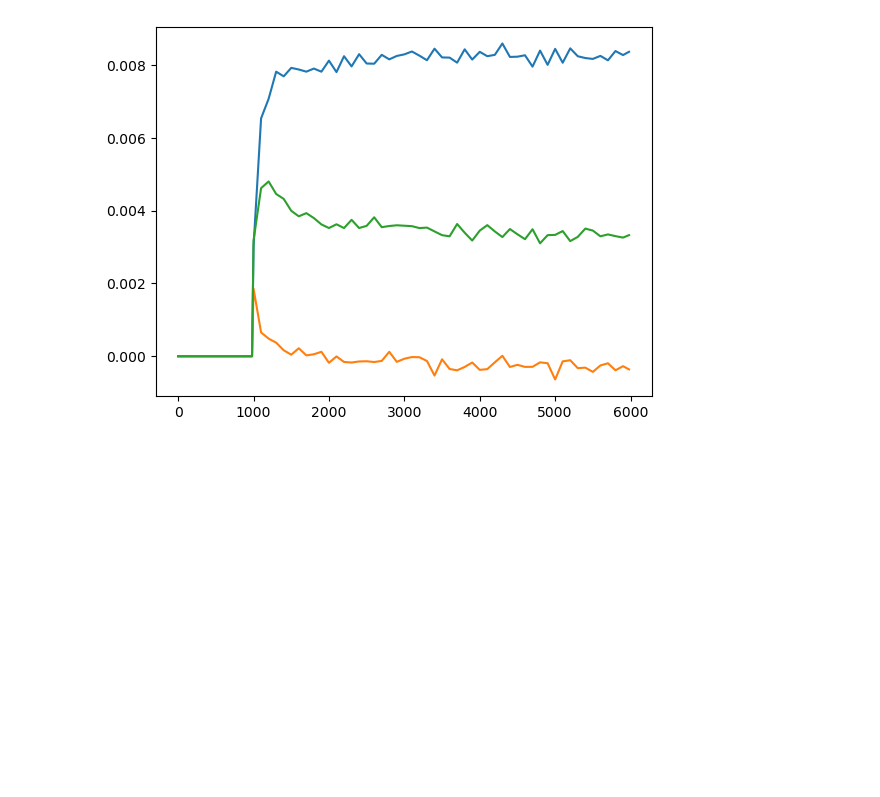
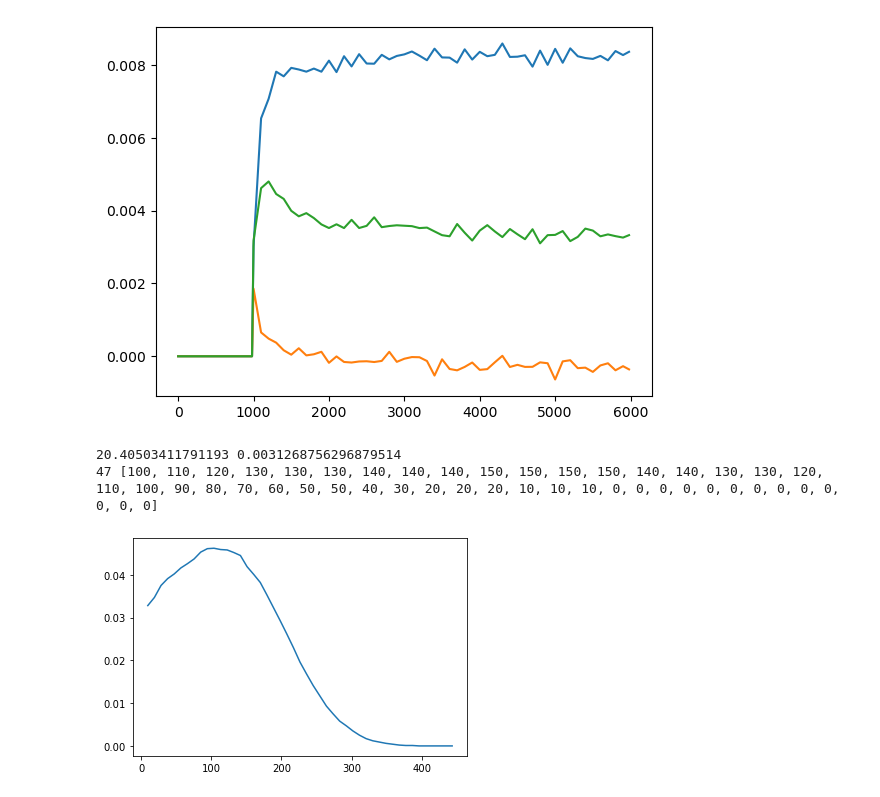
Before and after one commit to HE-RU10/ga2o3, a Jupyter notebook: FPA_realize_cascade.ipynb, the cells around one changed output. Saved outputs shown, nothing was run; the diff lists cells and outputs as text; code cells hidden in the pictures; blank space fills up the shorter version.

```diff
--- a/FPA_realize_cascade.ipynb
+++ b/FPA_realize_cascade.ipynb
@@ -407,3 +433,56 @@ plt.plot(log.get('Step'),(log.get("Lz")-log.get("Lz")[0])/log.get("Lz")[0])
 # %% [output]
 [<matplotlib.lines.Line2D at 0x...>]
 [figure]
+# %%
+#quick cascade
+fluence=2*10**13
+path='/home/heruhe/Desktop/Ga2o3/combine_cells/SRIM/quick_calculation'
+fn=path+'/400keV-Ni-Ga2O3-KP-He.txt'
+# Read the CSV file with specified parameters
+df = pd.read_csv(fn, skiprows=4,  sep=r'\s+', names=['depth','dpa'],header=None)
+srim_dpa=df['dpa']/(2*10**13)*2*10**13
+plt.plot(df['depth'],srim_dpa)
+
+#function to calculate displacements-per-atom (dpa)
+def DPA(E,npka,estop,n,TDE):
+    #input E:recoil energy
+    #npka:cascade times
+    #estop:electronic stopping power,obtained by lammps logfile output stable 'f_elstop'
+    #n:number of atoms
+    #TDE: lattice dis-placement energy
+    #output: dpa value
+    Td=E-estop
+    return npka*0.8*Td/(2*TDE*n)
+TDEO1=17.44
+TDEO2=17.38
+TDEO3=17.07
+TDEGa1=22.91
+TDEGa2=20.04
+mO=15.9994
+mGa=69.72
+TDEga2o3=((TDEO1+TDEO2+TDEO3)*mO+(TDEGa1+TDEGa2)*mGa)/(2*mGa+3*mO)
+print(TDEga2o3,DPA(1500,10,193.294,81920,TDEga2o3))
+def PKA(E,dpa,estop,n,TDE):
+    #input E:recoil energy
+        #dpa:dpa value
+        #estop:electronic stopping power,obtained by lammps logfile output stable 'f_elstop'
+        #n:number of atoms
+        #TDE: lattice dis-placement energy
+    #output: npka cascade times
+    Td=E-estop
+    return (2*TDE*n*dpa)/(0.8*Td)
+
+pkal=[]
+for i in range(len(srim_dpa)):
+    dpa=srim_dpa.iloc[i]
+    #print(dpa)
+    pka_dpa=PKA(1500,dpa,193.294,81920,TDEga2o3)
+
+    pka=round(pka_dpa / 10) * 10
+    #print(pka_dpa,pka)
+    pkal.append(pka)
+print(len(pkal),pkal)
+# %% [output]
+20.40503411791193 0.0031268756296879514
+47 [100, 110, 120, 130, 130, 130, 140, 140, 140, 150, 150, 150, 150, 140, 140, 130, 130, 120, 110, 100, 90, 80, 70, 60, 50, 50, 40, 30, 20, 20, 20, 10, 10, 10, 0, 0, 0, 0, 0, 0, 0, 0, 0, 0, 0, 0, 0]
+[figure, added]
```
Also changed, not shown: parts of 9 cells of this notebook, 3 other files.
